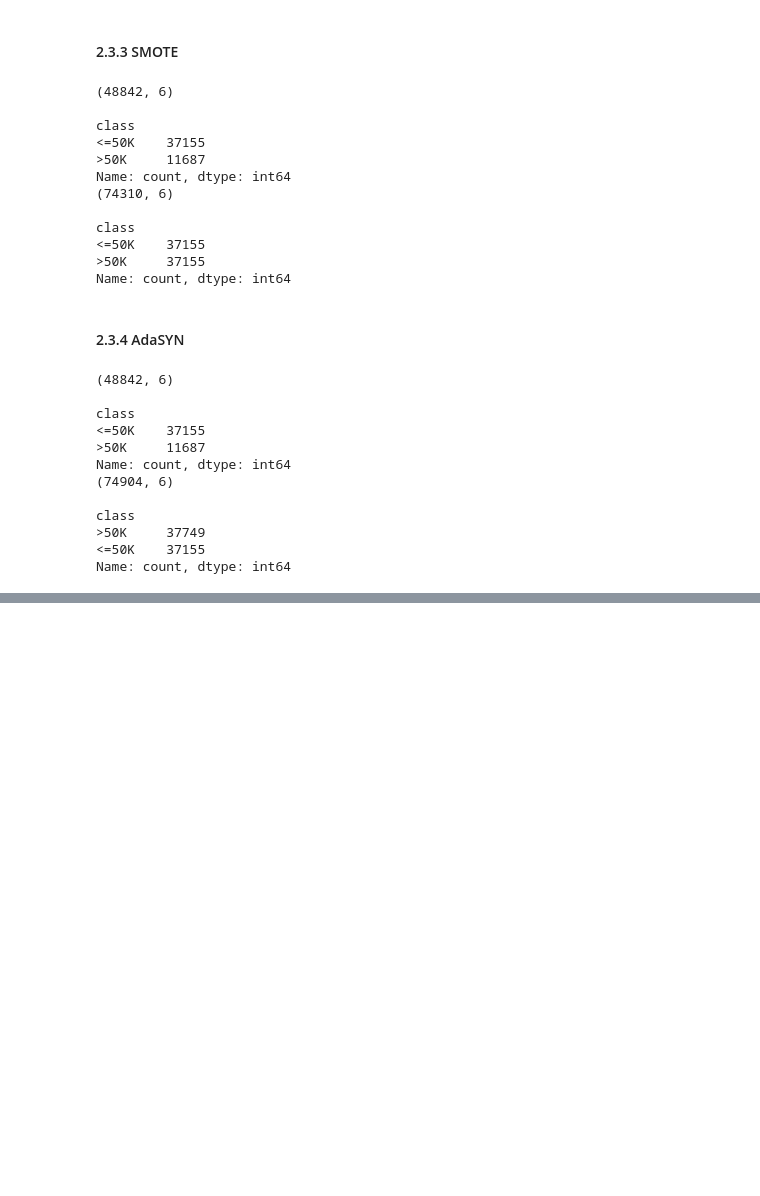
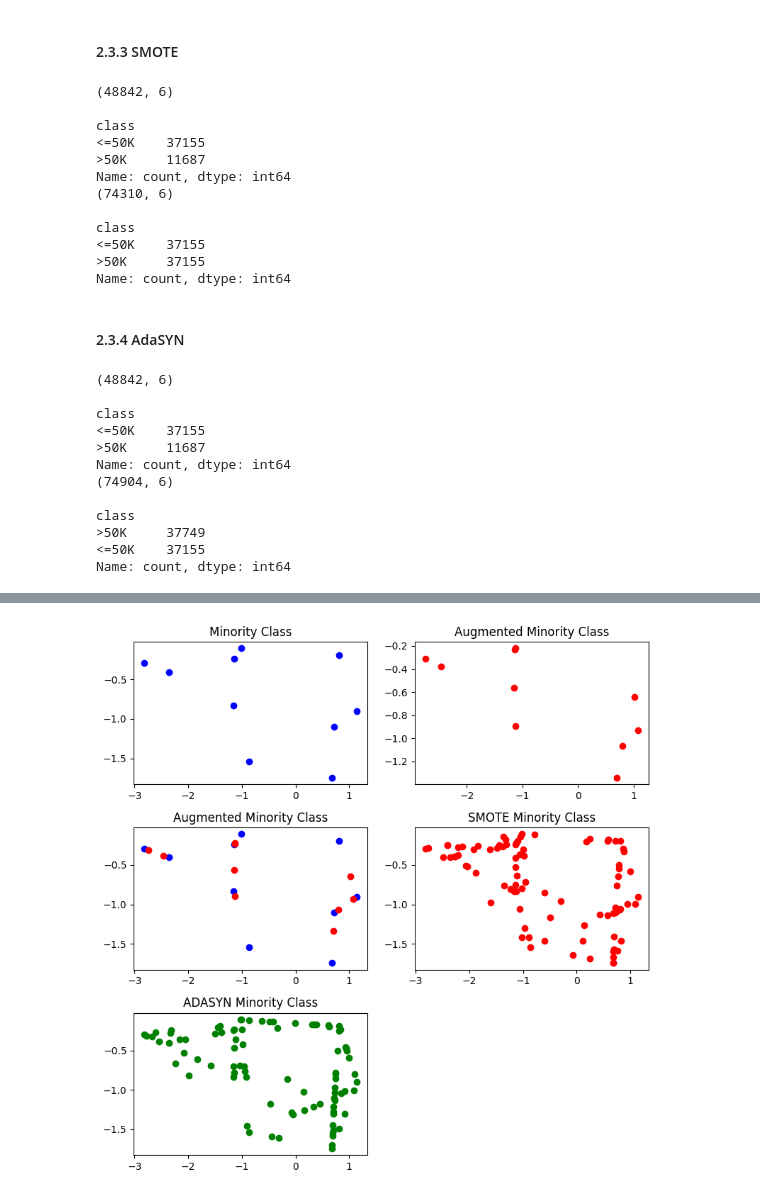
Before and after one commit to Habonit/MLops, a Jupyter notebook: chapter2_1/_6/_2_Data_Sampling_for_Imbalance.ipynb, the cells around one changed output, grey strips where cells are left out. Drawn from its saved outputs; the diff is of its cells as text; code cells hidden in the pictures; blank space fills up the shorter version.

Commit message:
Compare SMOTE and ADASYN

```diff
--- a/chapter2_1/_6/_2_Data_Sampling_for_Imbalance.ipynb
+++ b/chapter2_1/_6/_2_Data_Sampling_for_Imbalance.ipynb
@@ -272,0 +279,74 @@ Name: count, dtype: int64
+# %%
+from sklearn.datasets import make_classification
+import pandas as pd
+
+X,y = make_classification(
+    n_samples=100,
+    n_features=2,  # feature는 전체 개수
+    n_informative=2,  # 그 중 중요한 개수
+    n_redundant=0,  # 중요한 feature의 선형 결합으로 이루어진 행
+    n_clusters_per_class=1,
+    flip_y=0,
+    weights=[0.1,0.9]
+)
+
+df = pd.DataFrame(X, columns=["feature_1","feature_2"])
+df["label"] = y
+minority_df = df[df['label'] == 0]
+
+result = []
+for i, row in minority_df.iterrows():
+    index = minority_df.index
+    df_ = (minority_df - pd.DataFrame([row] * 10, index=index))**2
+    df_ = (df_["feature_1"] + df_["feature_2"]) ** 0.5
+
+    # 자기 자신을 제외하고 가장 가까운 점
+    near_index = list(df_.sort_values().index)[1]
+    seed = random.uniform(0,1)
+
+    augmented_row = row * seed + df.loc[near_index] * (1 - seed)
+    result.append(augmented_row)
+
+augmented_df = pd.DataFrame(result)
+
+# SMOTE 적용
+smote = SMOTE(sampling_strategy='auto', random_state=42)
+X_resampled_smote, y_resampled_smote = smote.fit_resample(df[['feature_1', 'feature_2']], df['label'])
+smote_df = pd.DataFrame(X_resampled_smote, columns=["feature_1", "feature_2"])
+smote_df["label"] = y_resampled_smote
+smote_augmented_df = smote_df[smote_df['label'] == 0]
+
+# ADASYN 적용
+adasyn = ADASYN(sampling_strategy='auto', random_state=42)
+X_resampled_adasyn, y_resampled_adasyn = adasyn.fit_resample(df[['feature_1', 'feature_2']], df['label'])
+adasyn_df = pd.DataFrame(X_resampled_adasyn, columns=["feature_1", "feature_2"])
+adasyn_df["label"] = y_resampled_adasyn
+adasyn_augmented_df = adasyn_df[adasyn_df['label'] == 0]
+
+plt.figure(figsize=(8,8))
+plt.subplot(3,2,1)
+plt.scatter(data=minority_df, x="feature_1", y="feature_2", color = "b")
+plt.title("Minority Class")
+
+plt.subplot(3,2,2)
+plt.scatter(data=augmented_df, x="feature_1", y="feature_2", color = "r")
+plt.title("Augmented Minority Class")
+
+plt.subplot(3,2,3)
+plt.scatter(data=minority_df, x="feature_1", y="feature_2", color = "b")
+plt.scatter(data=augmented_df, x="feature_1", y="feature_2", color = "r")
+plt.title("Augmented Minority Class")
+
+plt.subplot(3,2,4)
+# plt.scatter(data=minority_df, x="feature_1", y="feature_2", color = "b")
+plt.scatter(data=smote_augmented_df, x="feature_1", y="feature_2", color = "r")
+plt.title("SMOTE Minority Class")
+
+plt.subplot(3,2,5)
+plt.scatter(data=adasyn_augmented_df, x="feature_1", y="feature_2", color="g")
+plt.title("ADASYN Minority Class")
+
+plt.tight_layout()
+plt.show()
+# %% [output]
+[figure, added]
```
Also changed, not shown: parts of 2 cells of this notebook, 2 other files.
